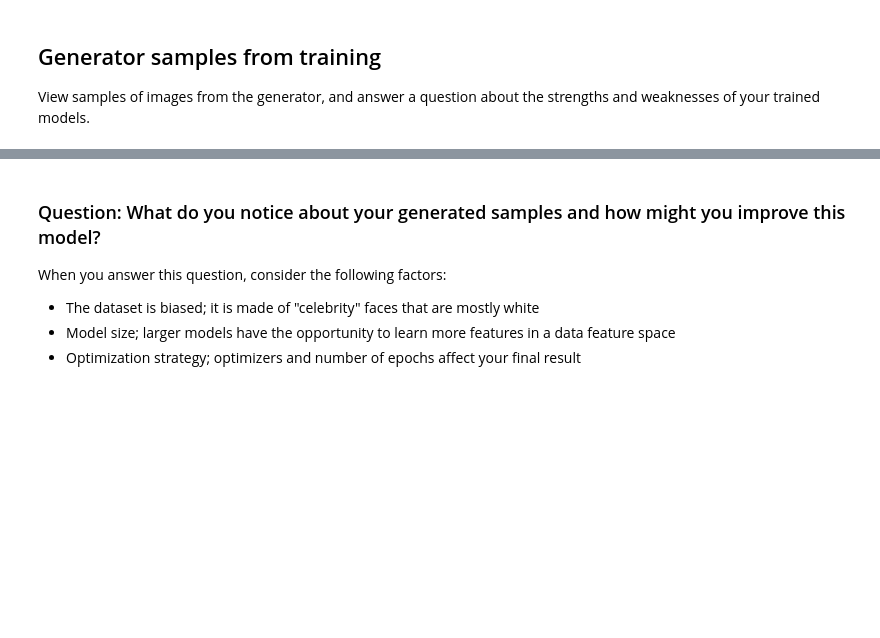
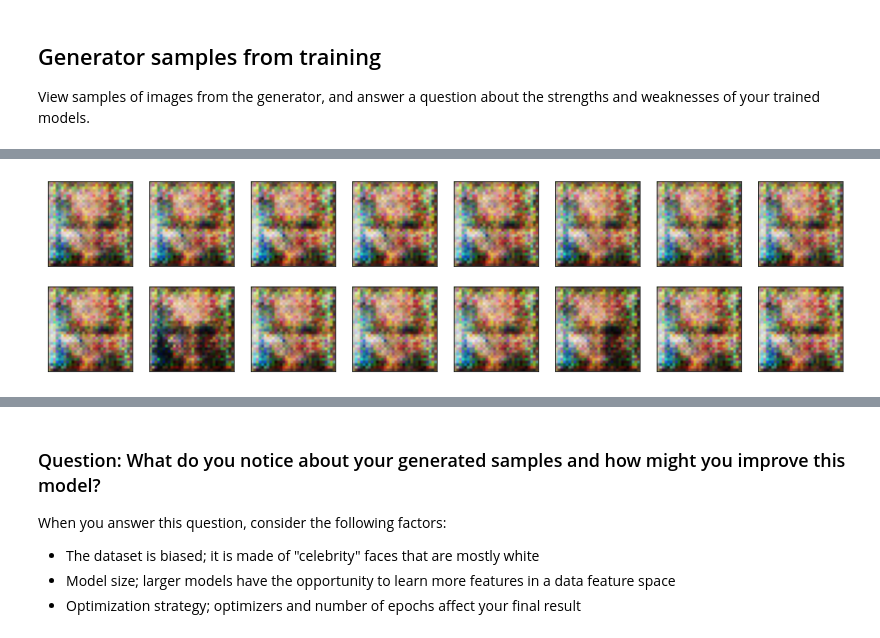
Before and after one commit to gamesMum/project-face-generation, a Jupyter notebook: dlnd_face_generation.ipynb, the cells around one changed output, grey strips where cells are left out. Drawn from its saved outputs; the diff is of its cells as text; code cells hidden in the pictures; blank space fills up the shorter version.

```diff
--- a/dlnd_face_generation.ipynb
+++ b/dlnd_face_generation.ipynb
@@ -774,0 +774,4 @@ _ = view_samples(-1, samples)
+# %%
+_ = view_samples(0, samples)
+# %% [output]
+[figure, added]
```
Also changed, not shown: parts of 24 cells of this notebook.
